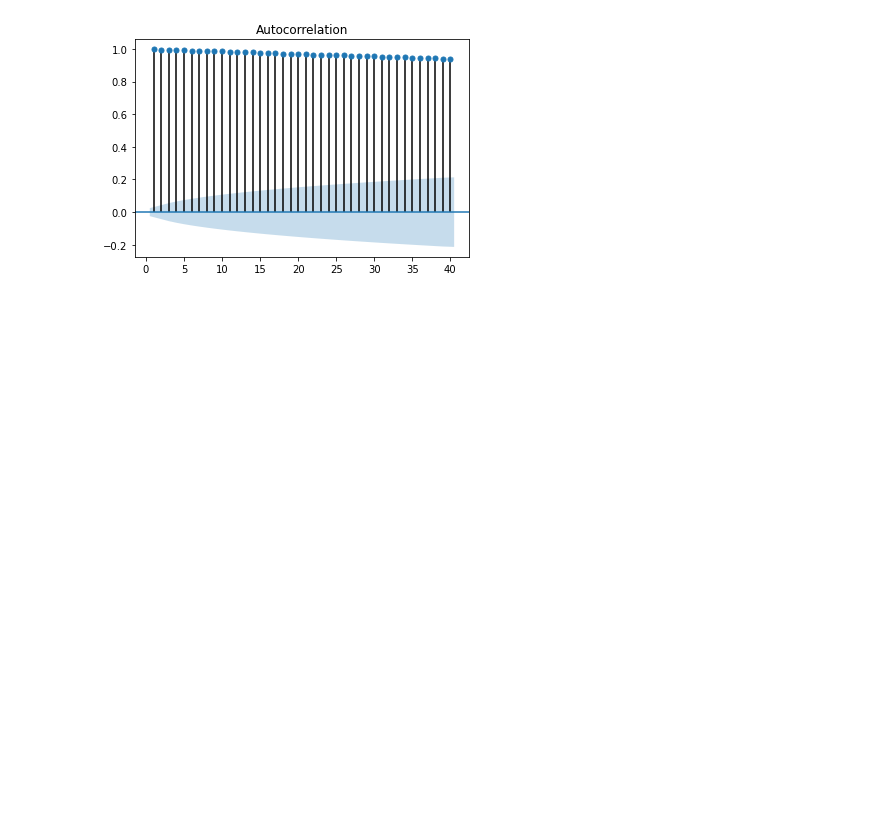
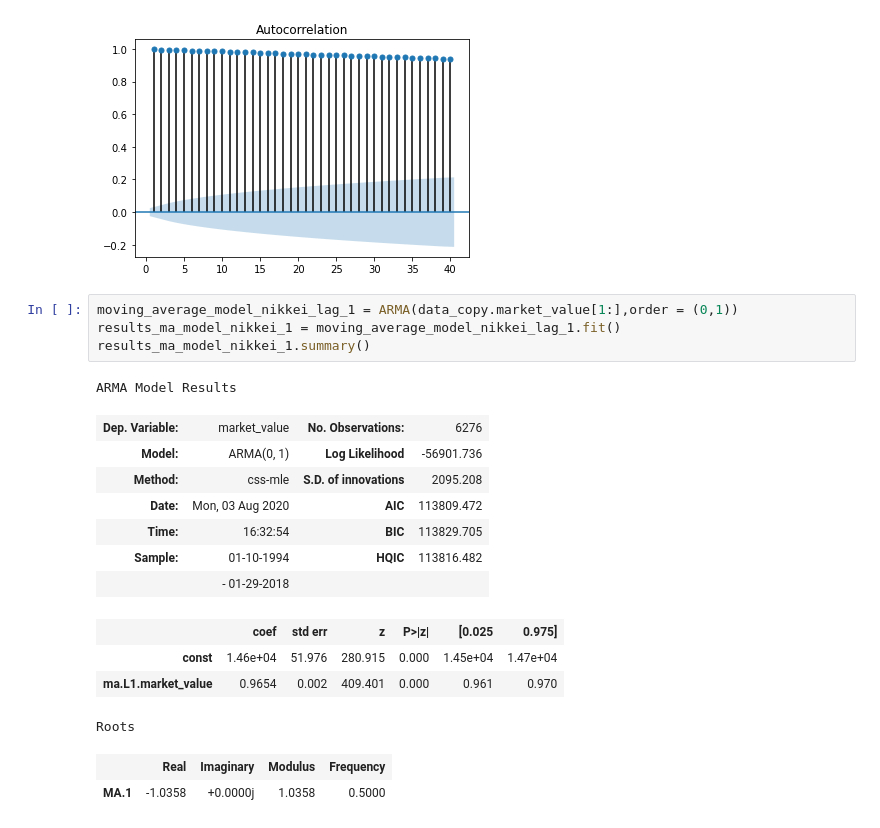
Before and after one commit to sachatur13/DL_Code, a Jupyter notebook: Time Series Analysis/MA Models.ipynb, the cells around one changed output. Saved outputs shown, nothing was run; the diff lists cells and outputs as text; blank space fills up the shorter version.

```diff
--- a/Time Series Analysis/MA Models.ipynb
+++ b/Time Series Analysis/MA Models.ipynb
@@ -194,3 +194,22 @@ print('The ACF plot suggests a infinite MA model as none of the lags are insigni
 # %% [output]
 The ACF plot suggests a infinite MA model as none of the lags are insignificant.
 [figure]
+# %%
+moving_average_model_nikkei_lag_1 = ARMA(data_copy.market_value[1:],order = (0,1))
+results_ma_model_nikkei_1 = moving_average_model_nikkei_lag_1.fit()
+results_ma_model_nikkei_1.summary()
+# %% [output]
+ARMA Model Results
+| Dep. Variable: | market_value | No. Observations: | 6276 |
+| Model: | ARMA(0, 1) | Log Likelihood | -56901.736 |
+| Method: | css-mle | S.D. of innovations | 2095.208 |
+| Date: | Mon, 03 Aug 2020 | AIC | 113809.472 |
+| Time: | 16:32:54 | BIC | 113829.705 |
+| Sample: | 01-10-1994 | HQIC | 113816.482 |
+|  | - 01-29-2018 |  |  |
+|  | coef | std err | z | P>|z| | [0.025 | 0.975] |
+| const | 1.46e+04 | 51.976 | 280.915 | 0.000 | 1.45e+04 | 1.47e+04 |
+| ma.L1.market_value | 0.9654 | 0.002 | 409.401 | 0.000 | 0.961 | 0.970 |
+Roots
+|  | Real | Imaginary | Modulus | Frequency |
+| MA.1 | -1.0358 | +0.0000j | 1.0358 | 0.5000 |
```
Also changed, not shown: 3 other files.
